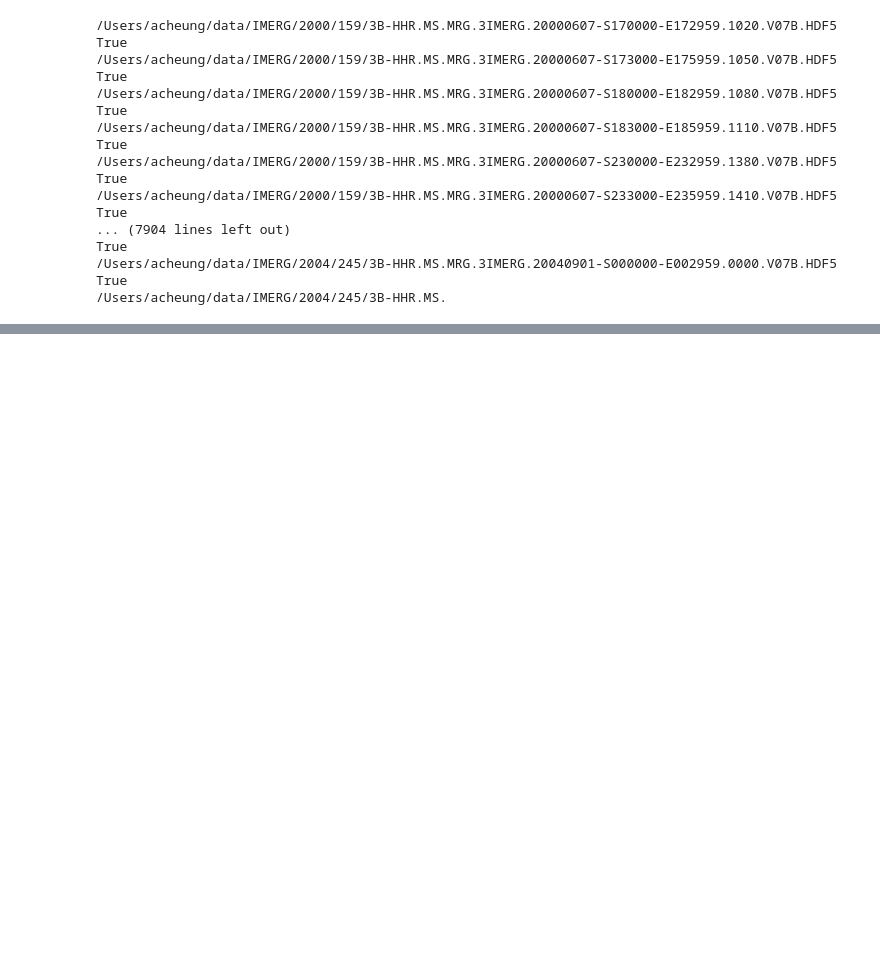
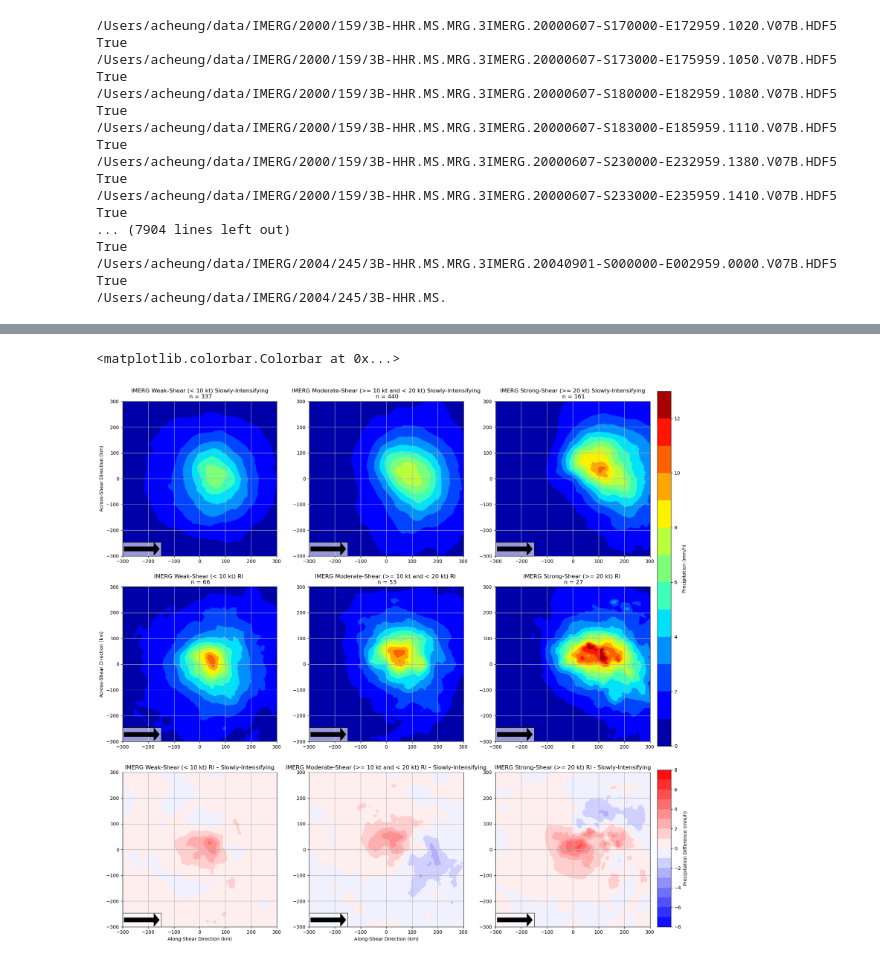
Before and after one commit to a98alvin/TC_RI_P1, a Jupyter notebook: scripts/obs/IMERG Composites (NATL).ipynb, the cells around one changed output, grey strips where cells are left out. Saved outputs shown, nothing was run; the diff lists cells and outputs as text; code cells hidden in the pictures; blank space fills up the shorter version.

```diff
--- a/scripts/obs/IMERG Composites (NATL).ipynb
+++ b/scripts/obs/IMERG Composites (NATL).ipynb
@@ -507,7 +548,7 @@ ax7 = fig.add_subplot(gs[2, 0],adjustable='box', aspect=1)
 ax8 = fig.add_subplot(gs[2, 1],adjustable='box', aspect=1)
 ax9 = fig.add_subplot(gs[2, 2],adjustable='box', aspect=1)
 
-comparison_mode = 'Weakening'
+comparison_mode = 'Slowly-Intensifying'
 
 if comparison_mode == 'Slowly-Intensifying':
     Mode_indices = Slowly_intensifying_indices
@@ -604,33 +645,36 @@ axins7.patch.set_alpha(0.6)
 q7 = axins7.arrow(0,0,0.05,0,color='black',head_length = 0.009)
 
 weak_storm_moderate_shear_diff_cf = ax8.contourf(imerg_cases['x'], imerg_cases['y'],weak_storm_moderate_shear_RI_imerg.mean('case')-
                                                  weak_storm_moderate_shear_mode_imerg.mean('case'),
                               levels=np.arange(-8,8.1,1),cmap='bwr')
 ax8.grid()
 ax8.set_title('IMERG Moderate-Shear (>= 10 kt and < 20 kt) RI – ' + comparison_mode)
 ax8.set_xlabel('Along-Shear Direction (km)')
 
 axins8 = inset_axes(ax8, width="25%", height="9%", loc=3, borderpad=0)
 axins8.tick_params(labelleft=False, labelbottom=False,left = False,bottom = False)
 axins8.patch.set_alpha(0.6)
 q8 = axins8.arrow(0,0,0.05,0,color='black',head_length = 0.009)
 
 weak_storm_strong_shear_diff_cf = ax9.contourf(imerg_cases['x'], imerg_cases['y'],weak_storm_strong_shear_RI_imerg.mean('case')-
                                                weak_storm_strong_shear_mode_imerg.mean('case'),
                               levels=np.arange(-8,8.1,1),cmap='bwr')
 ax9.grid()
 ax9.set_title('IMERG Strong-Shear (>= 20 kt) RI - ' + comparison_mode)
 
 axins9 = inset_axes(ax9, width="25%", height="9%", loc=3, borderpad=0)
 axins9.tick_params(labelleft=False, labelbottom=False,left = False,bottom = False)
 axins9.patch.set_alpha(0.6)
 q9 = axins9.arrow(0,0,0.05,0,color='black',head_length = 0.009)
 
 cax = plt.axes([0.91, 0.375, 0.02, 0.52])
 plt.colorbar(weak_storm_strong_shear_mode_cf,label='Precipitation (mm/h)',cax=cax)
 
 cax_diff = plt.axes([0.91, 0.11, 0.02, 0.23])
 plt.colorbar(weak_storm_strong_shear_diff_cf,label='Precipitation Difference (mm/h)',cax=cax_diff)
+# %% [output]
+<matplotlib.colorbar.Colorbar at 0x...>
+[figure, added]
 # %%
 current_env_info = pd.DataFrame(filtered_with_boo_multi_index.loc[multiple_conditions_index_finder([weak_storm_indices,strong_shear_indices,
                                                                                             RI_indices])].mean().round(2)).transpose()
```
Also changed, not shown: parts of 9 cells of this notebook, 4 other files.
